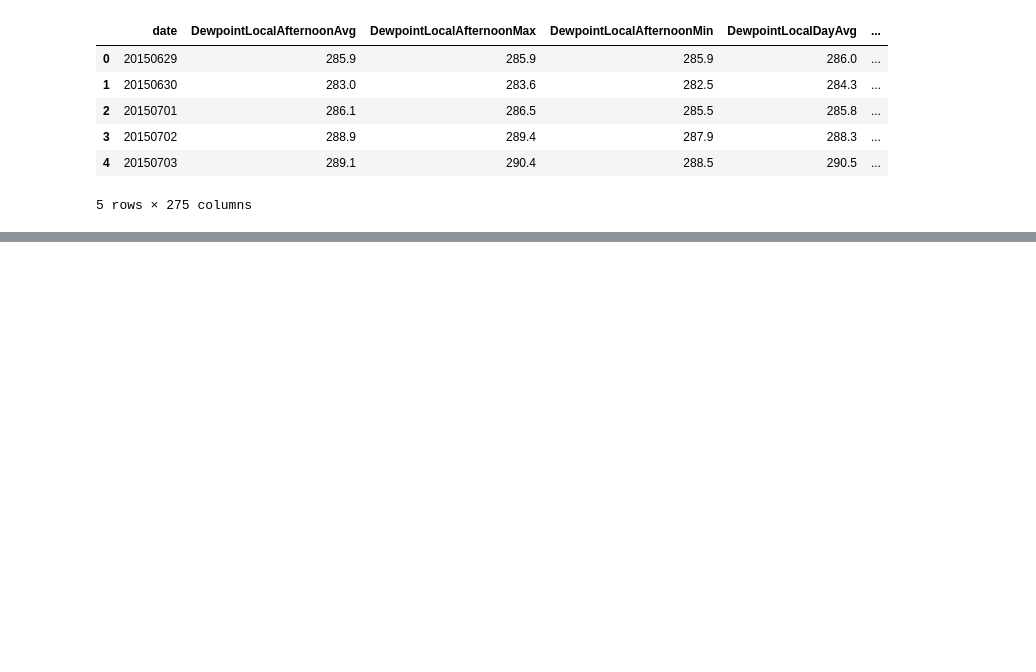
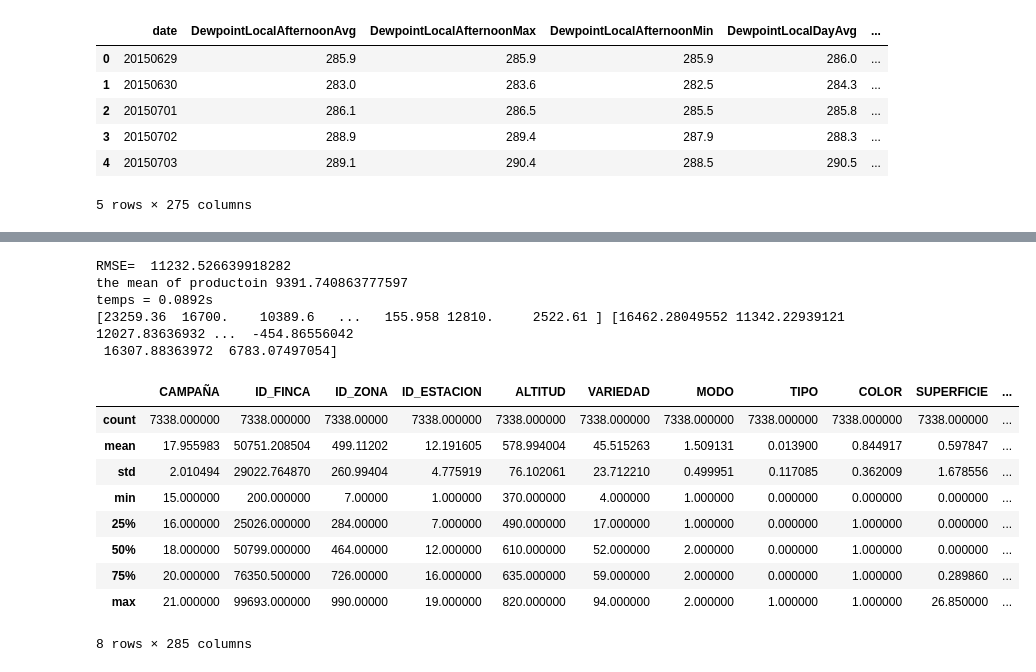
Before and after one commit to AlbertRoca29/The-Wine-Project, a Jupyter notebook: script_exploración.ipynb, the cells around one changed output, grey strips where cells are left out. Drawn from its saved outputs; the diff is of its cells as text; code cells hidden in the pictures; blank space fills up the shorter version.

```diff
--- a/script_exploración.ipynb
+++ b/script_exploración.ipynb
@@ -150,0 +263,77 @@ eto.head()
+# %%
+t3 = t3.fillna(t3.mean())
+# %%
+# PRIMERA PREDICCIO
+from sklearn.model_selection import train_test_split
+from sklearn.preprocessing import StandardScaler, MinMaxScaler
+from sklearn.pipeline import make_pipeline
+from sklearn.linear_model import LinearRegression,Ridge
+import time
+from sklearn.metrics import mean_squared_error as MSE
+import math
+import numpy as np
+
+
+X = t3.drop('PRODUCCION',axis=1).values
+y = t3.PRODUCCION.values
+
+# X = t2[['SUPERFICIE','MODO']].values
+
+# norm
+mm = make_pipeline(StandardScaler(), MinMaxScaler())
+
+X_norm = mm.fit_transform(X)
+# y_norm = mm.fit_transform(y.reshape(-1, 1))
+
+X_train, X_test, y_train, y_test = train_test_split(X_norm ,y , test_size=0.25)
+
+def print_score(classifier,X_test ,y_test, matriu=False,report=False,cv =4):
+    print('\n',type(classifier).__name__)
+    print('Accuracy Score: %.5f\n' % (accuracy_score(y_test,classifier.predict(X_test))))
+    if(report): print('Classification Report:\n{}'.format(classification_report(y_test,classifier.predict(X_test))))
+    if(matriu): print('Confusion Matrix:\n{}\n'.format(confusion_matrix(y_test,classifier.predict(X_test))))
+
+
+t = time.time()
+
+
+
+model = Ridge()
+model.fit(X_train, y_train)
+
+# Make predictions for some new data
+
+y_pred = model.predict(X_test)
+
+# Measure the mean squared error of the predictions
+mse = MSE(y_test, y_pred)
+print('RMSE= ',math.sqrt(mse))
+print('the mean of productoin', np.mean(y))
+print("temps = %3.4fs"%(time.time()-t))
+
+print(y_test,y_pred)
+
+for i in range(1800):
+    if(abs(y_pred[i])>200000):
+        print(y_pred[i])
+        print(t3.values[i,:])
+    # print(y_test[i],y_pred[i])
+# %% [output]
+RMSE=  11232.526639918282
+the mean of productoin 9391.740863777597
+temps = 0.0892s
+[23259.36  16700.    10389.6   ...   155.958 12810.     2522.61 ] [16462.28049552 11342.22939121 12027.83636932 ...  -454.86556042
+ 16307.88363972  6783.07497054]
+# %%
+t3.describe()
+# %% [output]
+|  | CAMPAÑA | ID_FINCA | ID_ZONA | ID_ESTACION | ALTITUD | VARIEDAD | MODO | TIPO | COLOR | SUPERFICIE | ... |
+| count | 7338.000000 | 7338.000000 | 7338.00000 | 7338.000000 | 7338.000000 | 7338.000000 | 7338.000000 | 7338.000000 | 7338.000000 | 7338.000000 | ... |
+| mean | 17.955983 | 50751.208504 | 499.11202 | 12.191605 | 578.994004 | 45.515263 | 1.509131 | 0.013900 | 0.844917 | 0.597847 | ... |
+| std | 2.010494 | 29022.764870 | 260.99404 | 4.775919 | 76.102061 | 23.712210 | 0.499951 | 0.117085 | 0.362009 | 1.678556 | ... |
+| min | 15.000000 | 200.000000 | 7.00000 | 1.000000 | 370.000000 | 4.000000 | 1.000000 | 0.000000 | 0.000000 | 0.000000 | ... |
+| 25% | 16.000000 | 25026.000000 | 284.00000 | 7.000000 | 490.000000 | 17.000000 | 1.000000 | 0.000000 | 1.000000 | 0.000000 | ... |
+| 50% | 18.000000 | 50799.000000 | 464.00000 | 12.000000 | 610.000000 | 52.000000 | 2.000000 | 0.000000 | 1.000000 | 0.000000 | ... |
+| 75% | 20.000000 | 76350.500000 | 726.00000 | 16.000000 | 635.000000 | 59.000000 | 2.000000 | 0.000000 | 1.000000 | 0.289860 | ... |
+| max | 21.000000 | 99693.000000 | 990.00000 | 19.000000 | 820.000000 | 94.000000 | 2.000000 | 1.000000 | 1.000000 | 26.850000 | ... |
+8 rows × 285 columns
```
Also changed, not shown: parts of 10 cells of this notebook.
